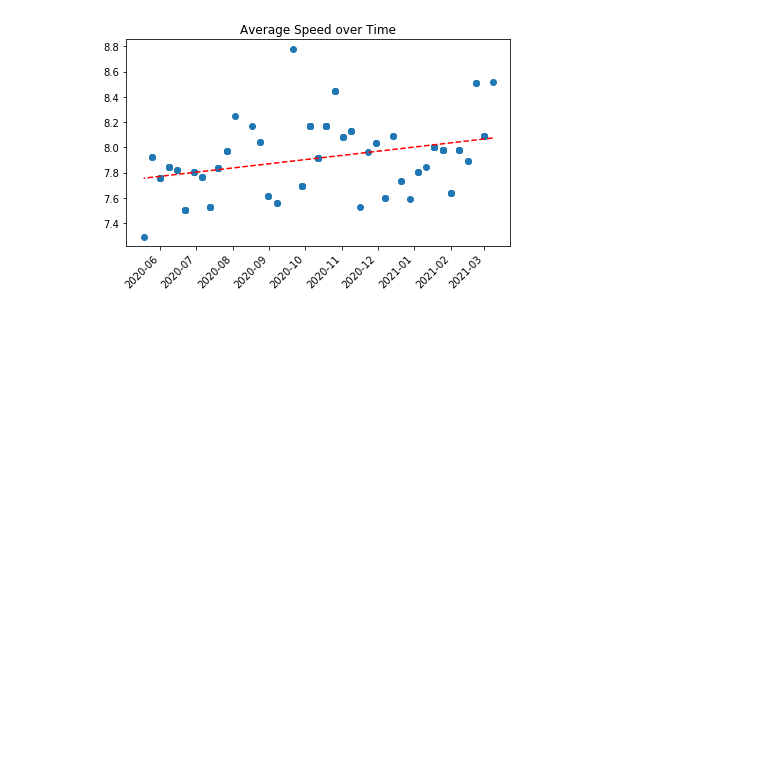
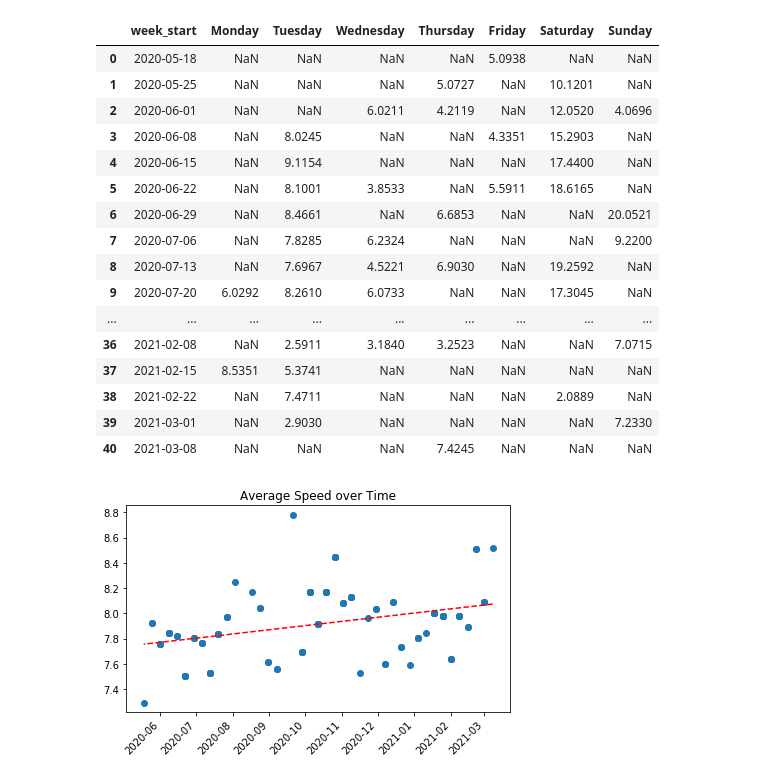
Before and after one commit to dckc22/strava_integration, a Jupyter notebook: pull_activites.ipynb, the cells around one changed output. Drawn from its saved outputs; the diff is of its cells as text; code cells hidden in the pictures; blank space fills up the shorter version.

```diff
--- a/pull_activites.ipynb
+++ b/pull_activites.ipynb
@@ -93,13 +102,14 @@ while True:
 activities.to_csv('data/strava_activities_raw.csv',index=False)
 # %%
 # Clean up dataframe
-
 actv = pd.read_csv('data/strava_activities_raw.csv')
 actv.rename(columns={'distance':'distance_meters'
                     ,'moving_time':'moving_time_sec'
                     ,'total_elevation_gain':'elevation_gain_m'},inplace=True)
 actv['start_time'] = pd.to_datetime(actv.start_date_local).dt.time
 actv['start_date'] = pd.to_datetime(actv.start_date_local).dt.date
+actv['day_of_week_no'] = pd.to_datetime(actv.start_date_local).dt.weekday
+actv['day_of_week'] = pd.to_datetime(actv.start_date_local).dt.weekday_name
 actv['week_start'] = actv.apply(lambda x: x.start_date - timedelta(days=x.start_date.weekday()),axis=1)
 actv['distance_miles'] = round(actv.distance_meters / 1609,4)
 actv['elevation_gain_ft'] = round(actv.elevation_gain_m * 3.28084,2)
@@ -120,12 +130,41 @@ run_actv = actv[(actv.type == 'Run')
                 & (actv.start_date_local > '2020-01-01')
                 ]
 
+run_hist = pd.pivot_table(run_actv
+            , index = 'week_start'
+            , columns = ['day_of_week_no','day_of_week']
+            , values = 'distance_miles'
+            , aggfunc = 'sum').reset_index()
+
 # Group by week start and average speed
 gp_week_st = (run_actv.groupby('week_start').agg('mean').reset_index()).rename(columns={'avg_speed_mph':'weekly_avg_speed_mph'})
 
 # Add back to run_actv with new weekly average
 run_actv = pd.merge(left = run_actv, right= gp_week_st[['week_start','weekly_avg_speed_mph']]
         , how='left', on = 'week_start')
+# %%
+columns = ['week_start','Monday','Tuesday','Wednesday','Thursday','Friday','Saturday','Sunday']
+
+run_hist.columns = columns
+run_hist
+# %% [output]
+|  | week_start | Monday | Tuesday | Wednesday | Thursday | Friday | Saturday | Sunday |
+| 0 | 2020-05-18 | NaN | NaN | NaN | NaN | 5.0938 | NaN | NaN |
+| 1 | 2020-05-25 | NaN | NaN | NaN | 5.0727 | NaN | 10.1201 | NaN |
+| 2 | 2020-06-01 | NaN | NaN | 6.0211 | 4.2119 | NaN | 12.0520 | 4.0696 |
+| 3 | 2020-06-08 | NaN | 8.0245 | NaN | NaN | 4.3351 | 15.2903 | NaN |
+| 4 | 2020-06-15 | NaN | 9.1154 | NaN | NaN | NaN | 17.4400 | NaN |
+| 5 | 2020-06-22 | NaN | 8.1001 | 3.8533 | NaN | 5.5911 | 18.6165 | NaN |
+| 6 | 2020-06-29 | NaN | 8.4661 | NaN | 6.6853 | NaN | NaN | 20.0521 |
+| 7 | 2020-07-06 | NaN | 7.8285 | 6.2324 | NaN | NaN | NaN | 9.2200 |
+| 8 | 2020-07-13 | NaN | 7.6967 | 4.5221 | 6.9030 | NaN | 19.2592 | NaN |
+| 9 | 2020-07-20 | 6.0292 | 8.2610 | 6.0733 | NaN | NaN | 17.3045 | NaN |
+| ... | ... | ... | ... | ... | ... | ... | ... | ... |
+| 36 | 2021-02-08 | NaN | 2.5911 | 3.1840 | 3.2523 | NaN | NaN | 7.0715 |
+| 37 | 2021-02-15 | 8.5351 | 5.3741 | NaN | NaN | NaN | NaN | NaN |
+| 38 | 2021-02-22 | NaN | 7.4711 | NaN | NaN | NaN | 2.0889 | NaN |
+| 39 | 2021-03-01 | NaN | 2.9030 | NaN | NaN | NaN | NaN | 7.2330 |
+| 40 | 2021-03-08 | NaN | NaN | NaN | 7.4245 | NaN | NaN | NaN |
 # %%
 # Create chart for speed over time
 fig = plt.figure() #create overall container
```
Also changed, not shown: parts of 1 cell of this notebook, 1 other file.
